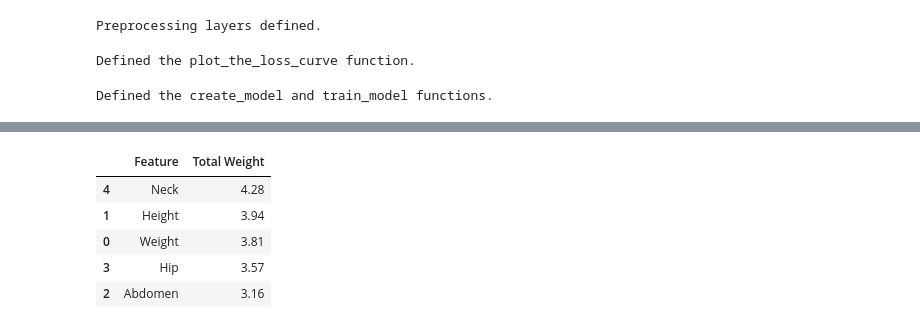
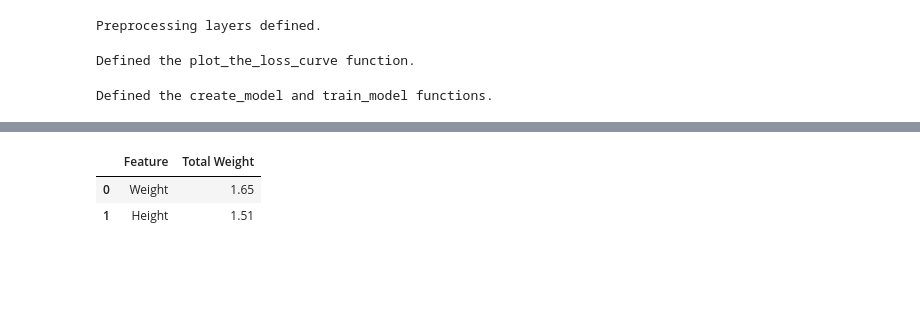
Before and after one commit to Stegi56/Body-Fat-Estimator, a Jupyter notebook: model2.ipynb, the cells around one changed output, grey strips where cells are left out. Cells and saved outputs as stored; diff of their text form; code cells hidden in the pictures; blank space fills up the shorter version.

Commit message:
lowest rmse with height, weight

```diff
--- a/model2.ipynb
+++ b/model2.ipynb
@@ -298,18 +268,17 @@ def get_outputs_linear_regression():
   return outputs
 # %%
 def get_outputs_dnn():
-  # Create a Dense layer with 20 nodes.
-  dense_output = tf.keras.layers.Dense(units=13, input_shape=(1,),
+  dense_output = tf.keras.layers.Dense(units=2, input_shape=(1,),
                               activation='relu',
                               name='hidden_dense_layer_1')(preprocessing_layers)
-  # Create a Dense layer with 12 nodes.
-  dense_output = tf.keras.layers.Dense(units=13, input_shape=(1,),
+
+  dense_output = tf.keras.layers.Dense(units=2, input_shape=(1,),
                               activation='relu',
-                              name='hidden_dense_layer_2')(dense_output)
-  # Create a Dense layer with 12 nodes.
-  dense_output = tf.keras.layers.Dense(units=13, input_shape=(1,),
-                              activation='relu',
-                              name='hidden_dense_layer_3')(dense_output)
+                              name='hidden_dense_layer_2')(preprocessing_layers)
+
+  dense_output = tf.keras.layers.Dense(units=1, input_shape=(1,),
+                              activation='linear',
+                              name='output_layer')(dense_output)
 
   # Define an output dictionary we'll send to the model constructor.
   outputs = {
@@ -319,10 +288,10 @@ def get_outputs_dnn():
   return outputs
 # %%
 # The following variables are the hyperparameters.
-learning_rate = 0.001
-epochs = 500
-batch_size = 10
-l2_regularization = 0.2
+learning_rate = 0.0005
+epochs = 400
+batch_size = 8
+l2_regularization = 0.05
 patience = 70
 
 # Specify the label
@@ -377,30 +350,27 @@ KeyboardInterrupt:
 # %%
 #Output weights
-input_layer = my_model.layers[6]
+input_layer = my_model.layers[3]
 weights, biases = input_layer.get_weights()
 
 weights_table = pd.DataFrame(columns=['Feature', 'Total Weight'])
 
 for feature, i in zip(inputs, weights):
     for j in i:
         j = abs(j)
         if feature not in weights_table['Feature'].values:
             row = pd.DataFrame({'Feature': feature, 'Total Weight': j}, index=[0])
             weights_table = pd.concat([weights_table, row], ignore_index=True)
         else:
             condition = weights_table['Feature'] == feature
             index = weights_table.loc[condition, 'Total Weight'].index
             weights_table.loc[condition, 'Total Weight'] = weights_table.loc[condition, 'Total Weight'][index] + j
 
 weights_table = weights_table.sort_values(by='Total Weight', ascending=False)
 weights_table
 # %% [output]
 |  | Feature | Total Weight |
-| 4 | Neck | 4.28 |
-| 1 | Height | 3.94 |
-| 0 | Weight | 3.81 |
-| 3 | Hip | 3.57 |
-| 2 | Abdomen | 3.16 |
+| 0 | Weight | 1.65 |
+| 1 | Height | 1.51 |
 # %%
 # Create an empty DataFrame to store the results
 result_table = pd.DataFrame(columns=['Row', 'Predicted Body Fat', 'Correct Body Fat', 'Difference +-'])
```
Also changed, not shown: parts of 3 cells of this notebook.
